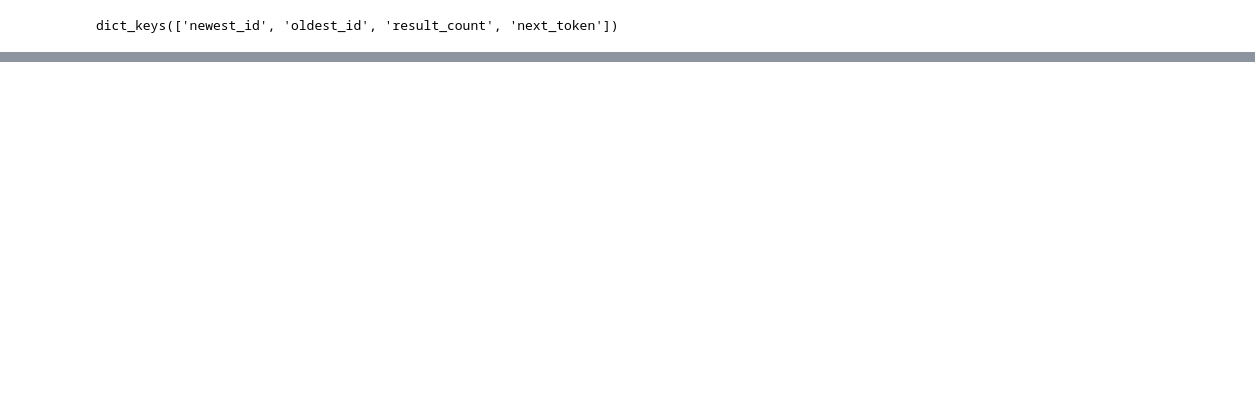
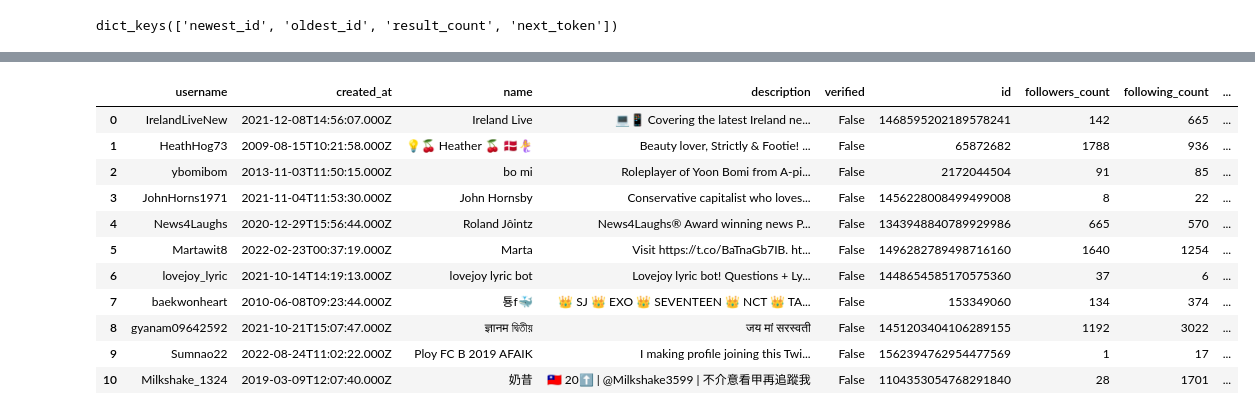
Before and after one commit to sabinagio/what-s-the-matter, a Jupyter notebook: twitter_api_data_collection.ipynb, the cells around one changed output, grey strips where cells are left out. Drawn from its saved outputs; the diff is of its cells as text; code cells hidden in the pictures; blank space fills up the shorter version.

```diff
--- a/twitter_api_data_collection.ipynb
+++ b/twitter_api_data_collection.ipynb
@@ -59,3 +54,9 @@ keyword = "fear lang:en -is:retweet"
+# %%
+#Inputs for the request
+bearer_token = auth()
+headers = create_headers(bearer_token)
+keyword = '''fear OR fearful OR afraid OR scared OR terrified OR worry OR worried OR anxiety OR anxious \
+  OR distress OR concern OR dismay OR strain OR stress OR tension -"nothing to fear" -"fear not" -"don't worry" -"no worries" lang:en'''
 # %%
 ### Small idea space
 # perhaps use "I fear", "My fear"
@@ -142,0 +174,17 @@ json_response["meta"]
+# %%
+# Collect tweets into a dataframe
+tweets = json_response["data"]
+columns_list = list(tweets[0].keys())
+columns_list.extend(list(tweets[0]["public_metrics"].keys()))
+columns_list.remove("public_metrics")
+tweet_data = pd.DataFrame(columns=columns_list)
+
+for tweet in tweets:
+  # Extract the public metrics data
+  public_metrics = tweet["public_metrics"]
+  for key in public_metrics.keys():
+    tweet[key] = public_metrics[key]
+  tweet.pop("public_metrics")
+
+  # Add tweet to dataframe with unpacked public metrics
+  tweet_data = tweet_data.append(tweet, ignore_index=True)
@@ -143,3 +205,35 @@ json_response["meta"]
+# %%
+# Collect user info into a dataframe
+users = json_response["includes"]["users"]
+columns_list = list(users[0].keys())
+columns_list.extend(list(users[0]["public_metrics"].keys()))
+columns_list.remove("public_metrics")
+user_data = pd.DataFrame(columns=columns_list)
+
+for user in users:
+    # Extract the public metrics data
+    public_metrics = user["public_metrics"]
+    for key in public_metrics.keys():
+      user[key] = public_metrics[key]
+    user.pop("public_metrics")
+
+    # Add user to dataframe with unpacked public metrics
+    user_data = user_data.append(user, ignore_index=True)
+# %%
+user_data
+# %% [output]
+|  | username | created_at | name | description | verified | id | followers_count | following_count | ... |
+| 0 | IrelandLiveNew | 2021-12-08T14:56:07.000Z | Ireland Live | 💻📱 Covering the latest Ireland ne... | False | 1468595202189578241 | 142 | 665 | ... |
+| 1 | HeathHog73 | 2009-08-15T10:21:58.000Z | 💡🍒 Heather 🍒 🇩🇰🧜‍♀️ | Beauty lover, Strictly & Footie! ... | False | 65872682 | 1788 | 936 | ... |
+| 2 | ybomibom | 2013-11-03T11:50:15.000Z | bo mi | Roleplayer of Yoon Bomi from A-pi... | False | 2172044504 | 91 | 85 | ... |
+| 3 | JohnHorns1971 | 2021-11-04T11:53:30.000Z | John Hornsby | Conservative capitalist who loves... | False | 1456228008499499008 | 8 | 22 | ... |
+| 4 | News4Laughs | 2020-12-29T15:56:44.000Z | Roland Jôintz | News4Laughs® Award winning news P... | False | 1343948840789929986 | 665 | 570 | ... |
+| 5 | Martawit8 | 2022-02-23T00:37:19.000Z | Marta | Visit https://t.co/BaTnaGb7IB. ht... | False | 1496282789498716160 | 1640 | 1254 | ... |
+| 6 | lovejoy_lyric | 2021-10-14T14:19:13.000Z | lovejoy lyric bot | Lovejoy lyric bot! Questions + Ly... | False | 1448654585170575360 | 37 | 6 | ... |
+| 7 | baekwonheart | 2010-06-08T09:23:44.000Z | 툥f🐳 | 👑 SJ 👑 EXO 👑 SEVENTEEN 👑 NCT 👑 TA... | False | 153349060 | 134 | 374 | ... |
+| 8 | gyanam09642592 | 2021-10-21T15:07:47.000Z | ज्ञानम দ্বিতীয় | जय मां सरस्वती | False | 1451203404106289155 | 1192 | 3022 | ... |
+| 9 | Sumnao22 | 2022-08-24T11:02:22.000Z | Ploy FC B 2019 AFAIK | I making profile joining this Twi... | False | 1562394762954477569 | 1 | 17 | ... |
+| 10 | Milkshake_1324 | 2019-03-09T12:07:40.000Z | 奶昔 | 🇹🇼 20⬆️ | @Milkshake3599 | 不介意看甲再追蹤我 | False | 1104353054768291840 | 28 | 1701 | ... |
 # %%
 ### CODE FROM AN ARTICLE - TO BE USED FOR INSPIRATION IN GETTING RECURRENT REQUESTS
 
```
Also changed, not shown: parts of 14 cells of this notebook.
